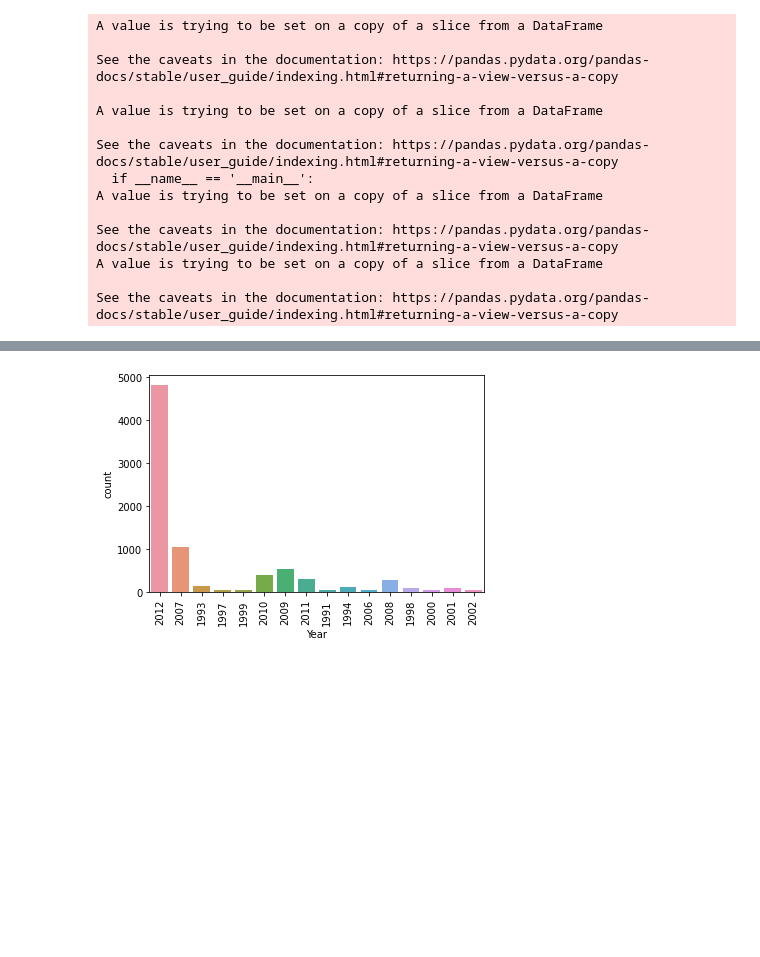
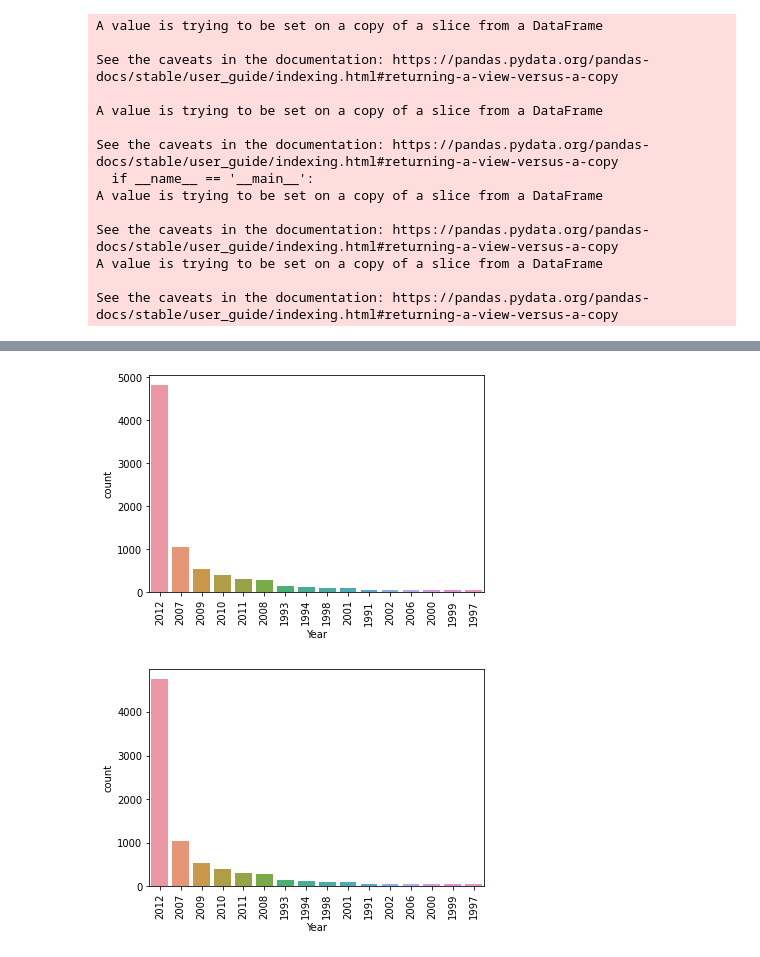
Before and after one commit to rohan-sharma84/AIMLCapstone, a Jupyter notebook: Capstone_EDA.ipynb, the cells around one changed output, grey strips where cells are left out. Drawn from its saved outputs; the diff is of its cells as text; code cells hidden in the pictures; blank space fills up the shorter version.

```diff
--- a/Capstone_EDA.ipynb
+++ b/Capstone_EDA.ipynb
@@ -459,8 +479,18 @@ print()
 import matplotlib.pyplot as plt
 %matplotlib inline
 import seaborn as sns
-sns.countplot(df_train['Year'])
+sns.countplot(df_train['Year'],order =df_test['Year'].value_counts().index)
 plt.xticks(rotation=90)
 print()
 # %% [output]
-[figure, old version]
+[figure, new version]
+# %%
+#test data count cartype
+import matplotlib.pyplot as plt
+%matplotlib inline
+import seaborn as sns
+sns.countplot(df_test['Year'],order =df_test['Year'].value_counts().index)
+plt.xticks(rotation=90)
+print()
+# %% [output]
+[figure, added]
```
Also changed, not shown: parts of 20 cells of this notebook.
